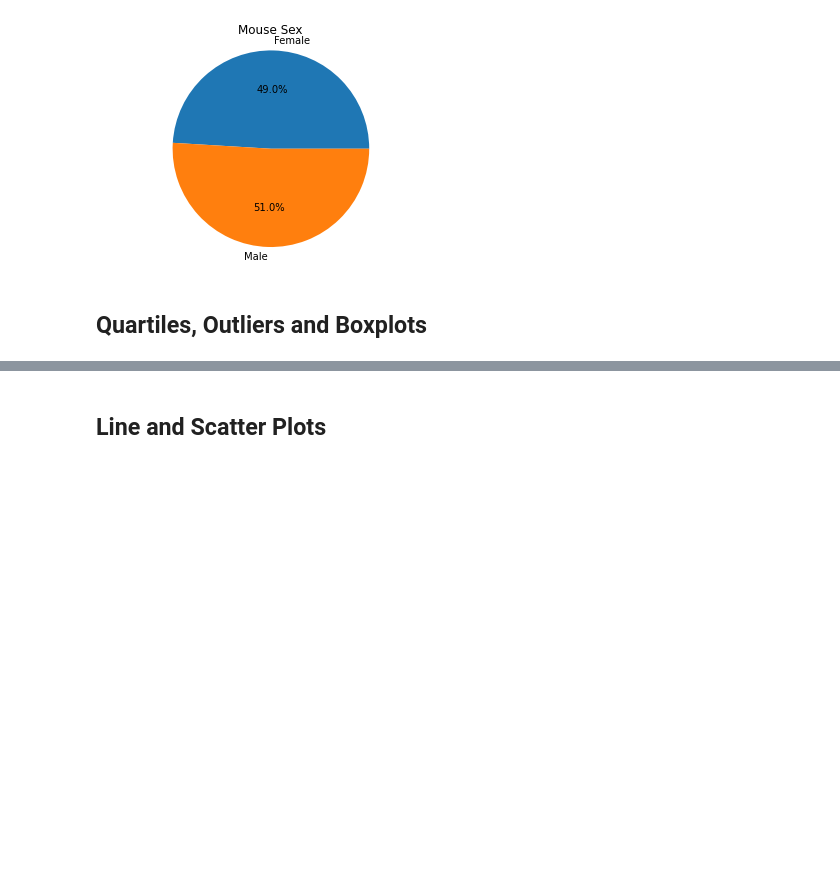
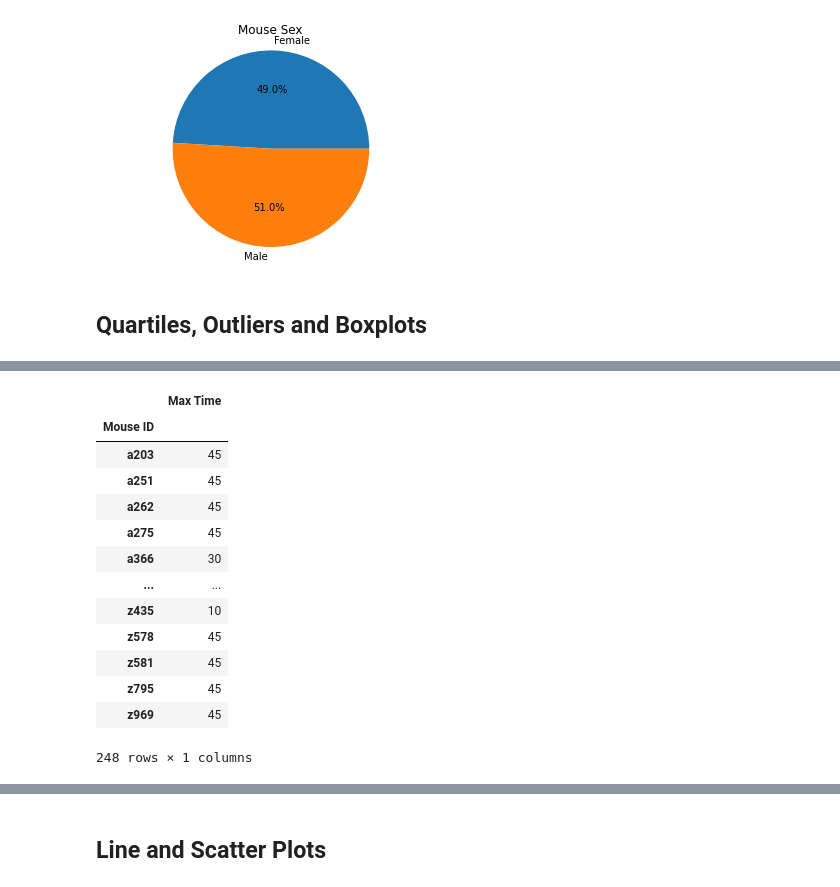
Before and after one commit to LexiJess/Matplotlib_Challenge, a Jupyter notebook: 05-Matplotlib_Homework_Instructions_Pymaceuticals_pymaceuticals_starter.ipynb, the cells around one changed output, grey strips where cells are left out. Drawn from its saved outputs; the diff is of its cells as text; code cells hidden in the pictures; blank space fills up the shorter version.

```diff
--- a/05-Matplotlib_Homework_Instructions_Pymaceuticals_pymaceuticals_starter.ipynb
+++ b/05-Matplotlib_Homework_Instructions_Pymaceuticals_pymaceuticals_starter.ipynb
@@ -321,0 +329,22 @@ plt.show()
+# %%
+# Start by getting the last (greatest) timepoint for each mouse
+
+
+mouse_grouping_timepoints_df=clean_data_df.groupby("Mouse ID").max()["Timepoint"].rename("Max Time")
+mouse_grouping_timepoints_df=pd.DataFrame(mouse_grouping_timepoints_df)
+mouse_grouping_timepoints_df
+# %% [output]
+|  | Max Time |
+| Mouse ID |  |
+| a203 | 45 |
+| a251 | 45 |
+| a262 | 45 |
+| a275 | 45 |
+| a366 | 30 |
+| ... | ... |
+| z435 | 10 |
+| z578 | 45 |
+| z581 | 45 |
+| z795 | 45 |
+| z969 | 45 |
+248 rows × 1 columns
```
Also changed, not shown: parts of 6 cells of this notebook.
